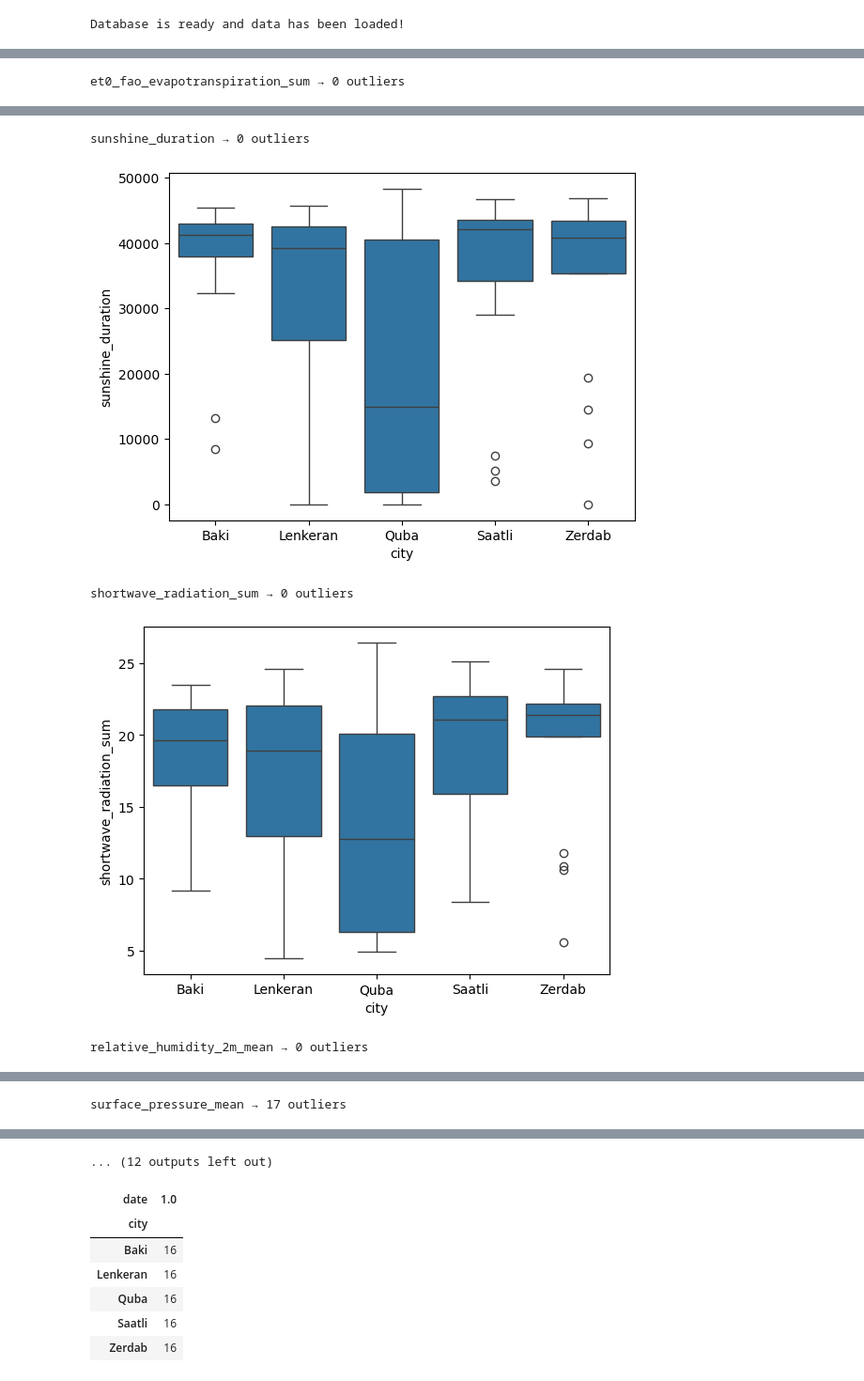
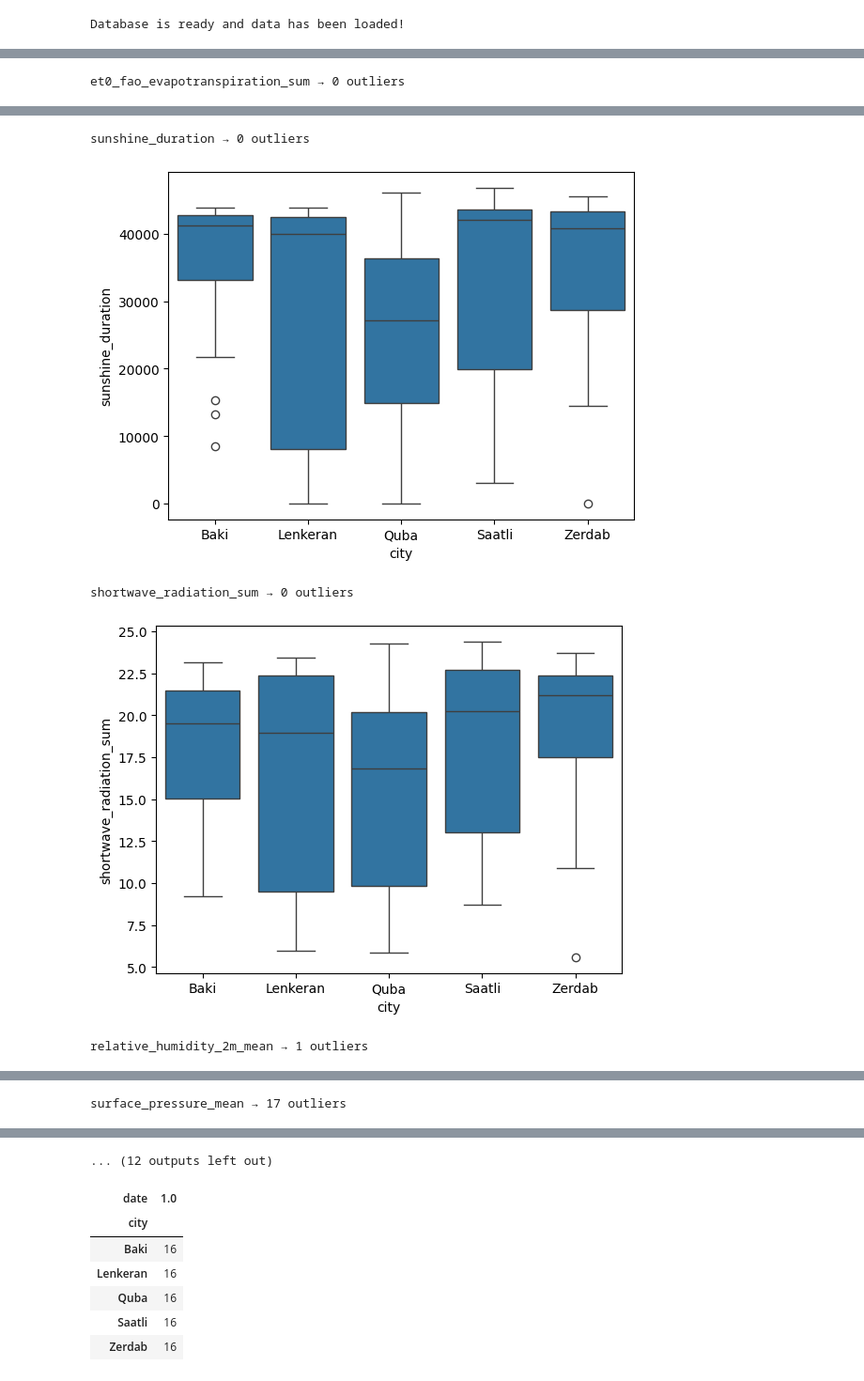
Before and after one commit to Xalid110/Soil_Moisture_Prediction, a Jupyter notebook: notebooks/day_04_cleaning.ipynb, the cells around one changed output, grey strips where cells are left out. Shown at 94% size. Cells and saved outputs as stored; diff of their text form; code cells hidden in the pictures.

```diff
--- a/notebooks/day_04_cleaning.ipynb
+++ b/notebooks/day_04_cleaning.ipynb
@@ -45,3 +64,3 @@ Total row count: 85
 # %%
-#df = conn.execute("SELECT * FROM read_parquet('../data/raw/*.parquet') LIMIT 0").df()
-#print(df.columns)
+df = conn.execute("SELECT * FROM read_parquet('../data/raw/*.parquet') ").df()
+print(df.columns)
@@ -55,5 +108,5 @@ sns.heatmap(df.isna(), cbar=False)
 # %%
-numeric_cols = df.select_dtypes(include=["float64", "int64"]).columns
+numeric_cols = df.select_dtypes(include=["number"]).columns
 
 for col in numeric_cols:
     Q1, Q3 = df[col].quantile([0.25, 0.75])
@@ -71,5 +124,5 @@ et0_fao_evapotranspiration_sum → 0 outliers
 sunshine_duration → 0 outliers
-[figure, old version]
+[figure, new version]
 shortwave_radiation_sum → 0 outliers
-[figure, old version]
+[figure, new version]
-relative_humidity_2m_mean → 0 outliers
+relative_humidity_2m_mean → 1 outliers
```
Also changed, not shown: parts of 15 cells of this notebook, 12 other files.
